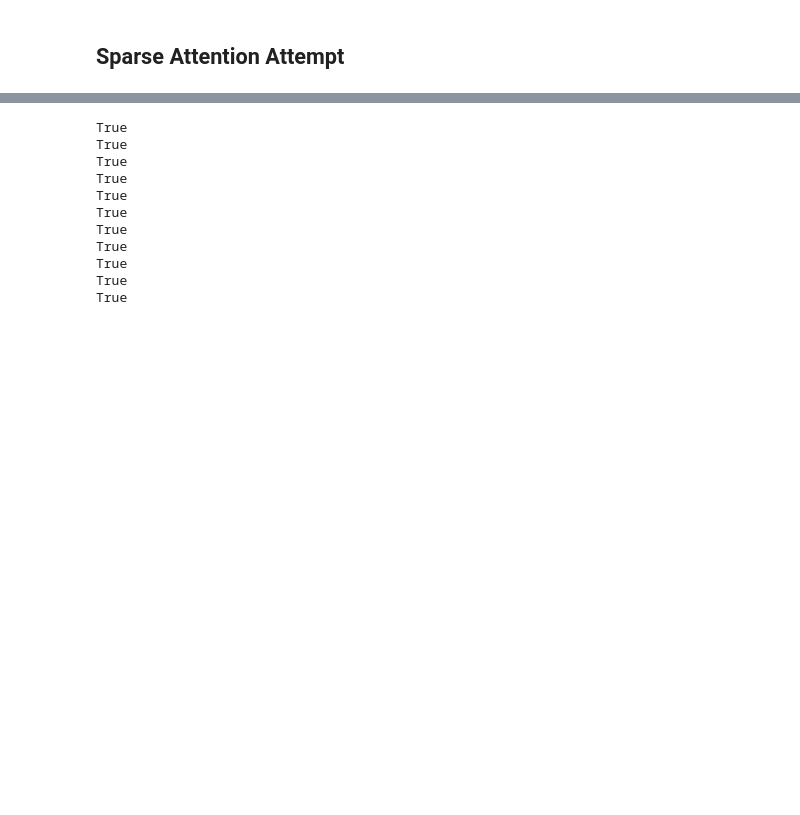
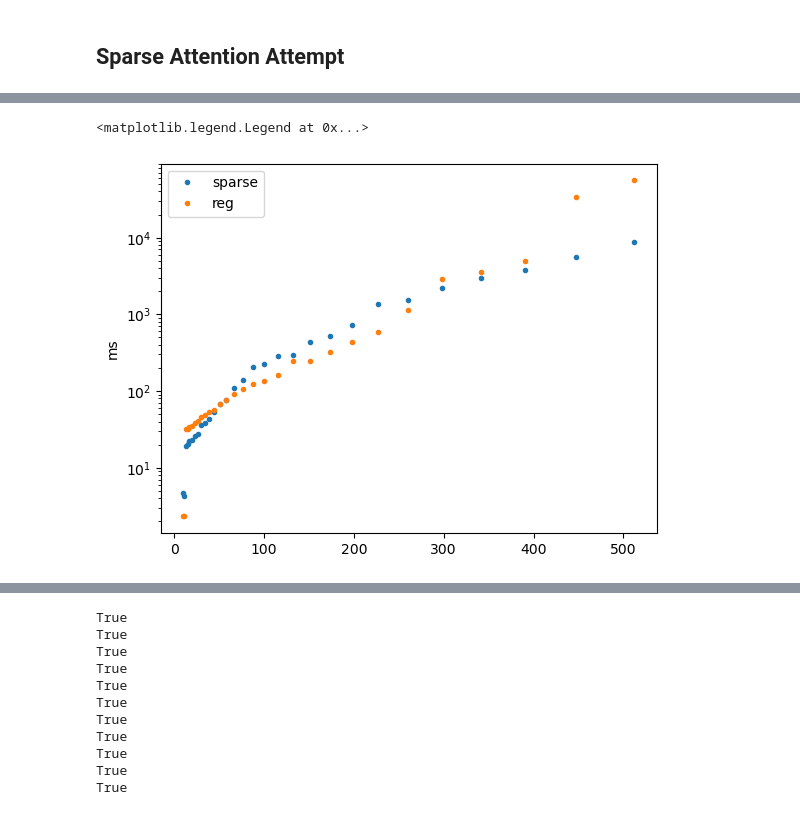
Before and after one commit to SharmaLlama/dl-from-scratch, a Jupyter notebook: notebooks/transformer.ipynb, the cells around one changed output, grey strips where cells are left out. Cells and saved outputs as stored; diff of their text form; code cells hidden in the pictures; blank space fills up the shorter version.

```diff
--- a/notebooks/transformer.ipynb
+++ b/notebooks/transformer.ipynb
@@ -1958,0 +2023,9 @@ plt.legend(['cpu' , 'gpu'])
+# %%
+plt.plot(seq_lengths, [c/10**6 for a,b,c in cpu_timings_sparse[1024]], '.')
+plt.plot(seq_lengths, [c/10**6 for a,b,c in cpu_timings_reg[1024]], '.')
+plt.ylabel("ms")
+plt.yscale("log")
+plt.legend(['sparse' , 'reg'])
+# %% [output]
+<matplotlib.legend.Legend at 0x...>
+[figure, added]
```
Also changed, not shown: parts of 46 cells of this notebook, 5 other files.
